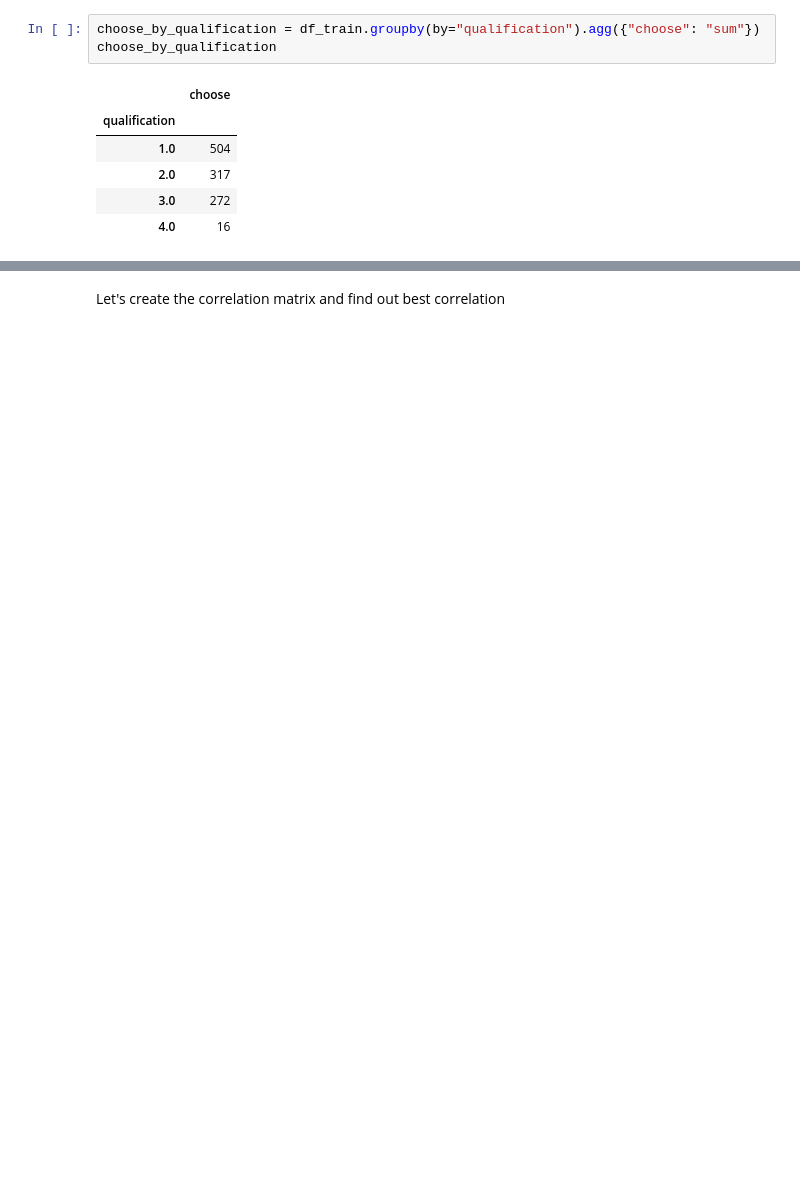
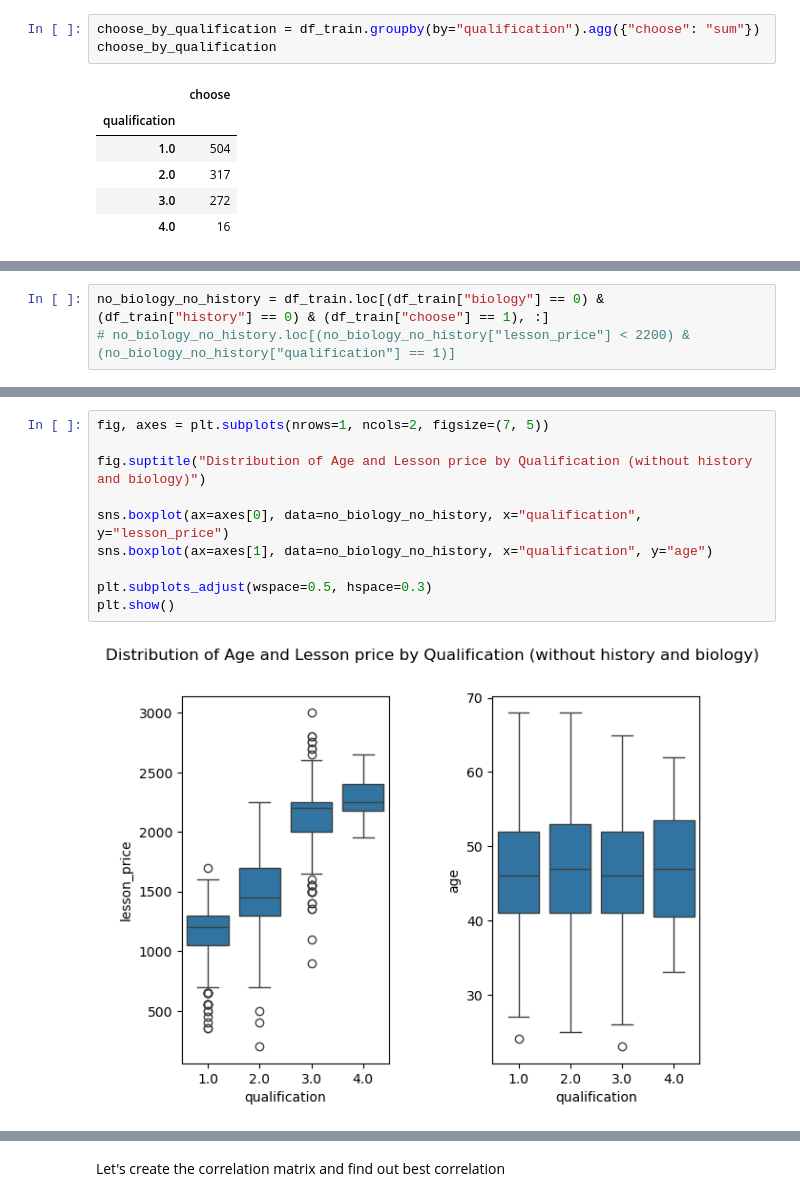
Before and after one commit to SpaceMakerc/tutor_prediction, a Jupyter notebook: predict_model_v1.ipynb, the cells around one changed output, grey strips where cells are left out. Cells and saved outputs as stored; diff of their text form; blank space fills up the shorter version.

```diff
--- a/predict_model_v1.ipynb
+++ b/predict_model_v1.ipynb
@@ -333,0 +410,3 @@ choose_by_qualification
+# %%
+no_biology_no_history = df_train.loc[(df_train["biology"] == 0) & (df_train["history"] == 0) & (df_train["choose"] == 1), :]
+# no_biology_no_history.loc[(no_biology_no_history["lesson_price"] < 2200) & (no_biology_no_history["qualification"] == 1)]
@@ -333,0 +427,12 @@ choose_by_qualification
+# %%
+fig, axes = plt.subplots(nrows=1, ncols=2, figsize=(7, 5))
+
+fig.suptitle("Distribution of Age and Lesson price by Qualification (without history and biology)")
+
+sns.boxplot(ax=axes[0], data=no_biology_no_history, x="qualification", y="lesson_price")
+sns.boxplot(ax=axes[1], data=no_biology_no_history, x="qualification", y="age")
+
+plt.subplots_adjust(wspace=0.5, hspace=0.3)
+plt.show()
+# %% [output]
+[figure, added]
```
Also changed, not shown: parts of 18 cells of this notebook.
